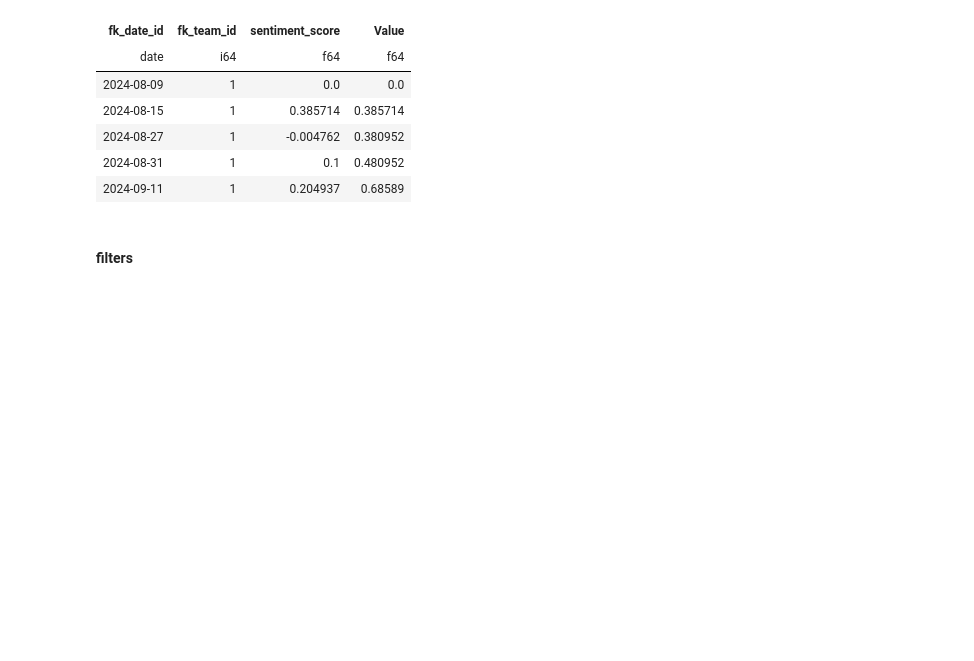
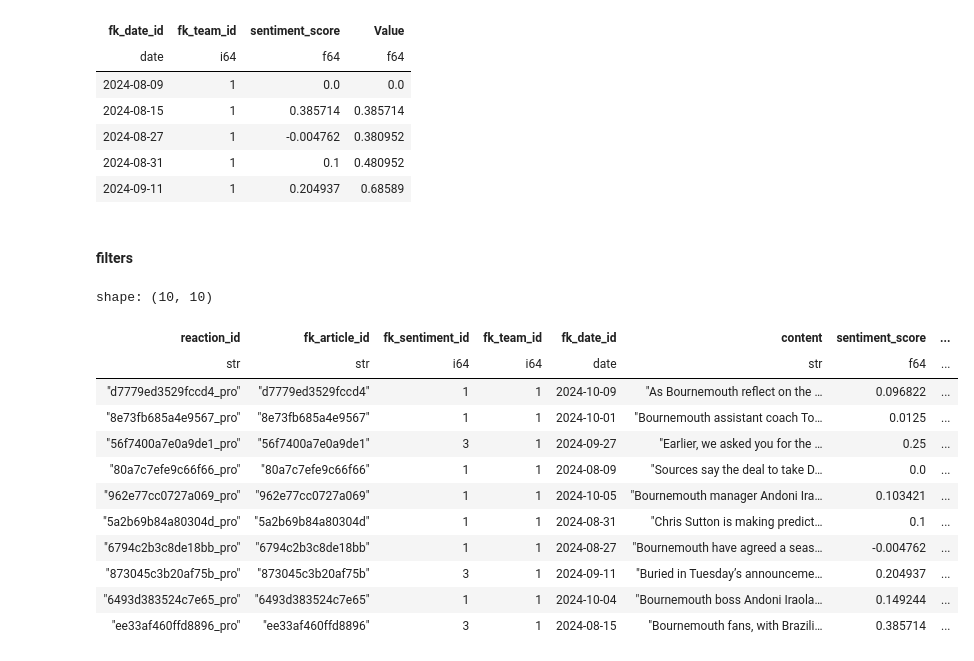
Before and after one commit to girguy/foot_sentiment_analysis, a Jupyter notebook: visualization/test.ipynb, the cells around one changed output. Cells and saved outputs as stored; diff of their text form; code cells hidden in the pictures; blank space fills up the shorter version.

```diff
--- a/visualization/test.ipynb
+++ b/visualization/test.ipynb
@@ -221,3 +233,19 @@ shape: (5, 4)
 teams_name_list = df_team['team_name']
 # %%
 sentiments_list = df_sentiment['sentiment_label']
+# %%
+df_fact_reaction.filter(pl.col("fk_team_id") == 1)
+# %% [output]
+shape: (10, 10)
+| reaction_id | fk_article_id | fk_sentiment_id | fk_team_id | fk_date_id | content | sentiment_score | ... |
+| str | str | i64 | i64 | date | str | f64 | ... |
+| "d7779ed3529fccd4_pro" | "d7779ed3529fccd4" | 1 | 1 | 2024-10-09 | "As Bournemouth reflect on the … | 0.096822 | ... |
+| "8e73fb685a4e9567_pro" | "8e73fb685a4e9567" | 1 | 1 | 2024-10-01 | "Bournemouth assistant coach To… | 0.0125 | ... |
+| "56f7400a7e0a9de1_pro" | "56f7400a7e0a9de1" | 3 | 1 | 2024-09-27 | "Earlier, we asked you for the … | 0.25 | ... |
+| "80a7c7efe9c66f66_pro" | "80a7c7efe9c66f66" | 1 | 1 | 2024-08-09 | "Sources say the deal to take D… | 0.0 | ... |
+| "962e77cc0727a069_pro" | "962e77cc0727a069" | 1 | 1 | 2024-10-05 | "Bournemouth manager Andoni Ira… | 0.103421 | ... |
+| "5a2b69b84a80304d_pro" | "5a2b69b84a80304d" | 1 | 1 | 2024-08-31 | "Chris Sutton is making predict… | 0.1 | ... |
+| "6794c2b3c8de18bb_pro" | "6794c2b3c8de18bb" | 1 | 1 | 2024-08-27 | "Bournemouth have agreed a seas… | -0.004762 | ... |
+| "873045c3b20af75b_pro" | "873045c3b20af75b" | 3 | 1 | 2024-09-11 | "Buried in Tuesday’s announceme… | 0.204937 | ... |
+| "6493d383524c7e65_pro" | "6493d383524c7e65" | 1 | 1 | 2024-10-04 | "Bournemouth boss Andoni Iraola… | 0.149244 | ... |
+| "ee33af460ffd8896_pro" | "ee33af460ffd8896" | 3 | 1 | 2024-08-15 | "Bournemouth fans, with Brazili… | 0.385714 | ... |
```
Also changed, not shown: parts of 6 cells of this notebook.
